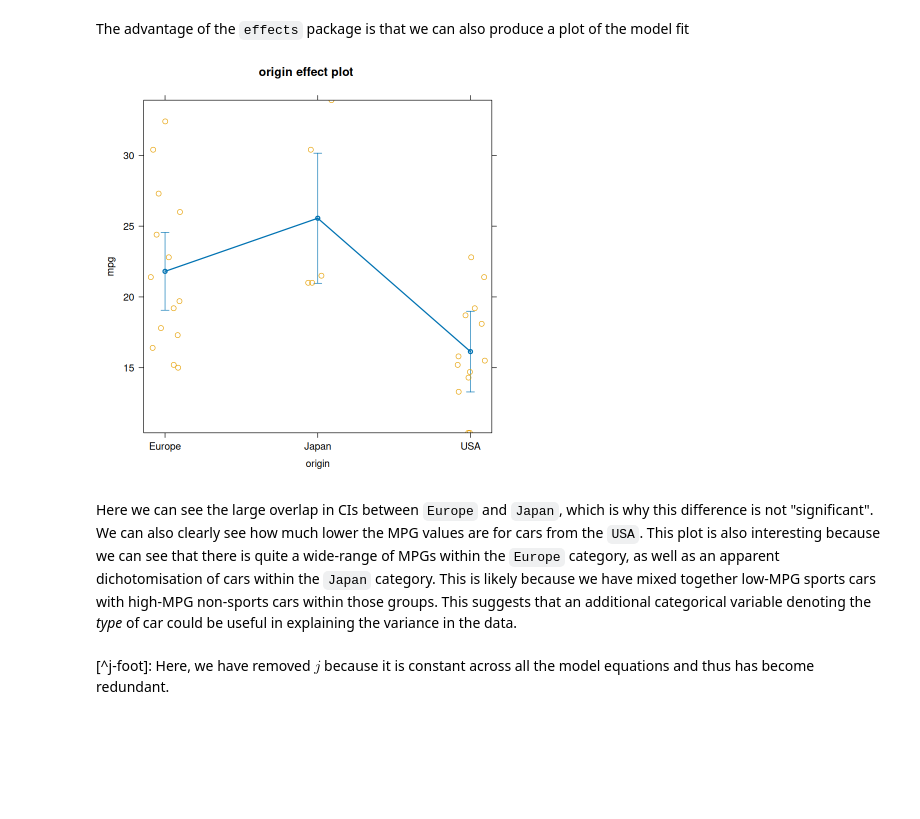
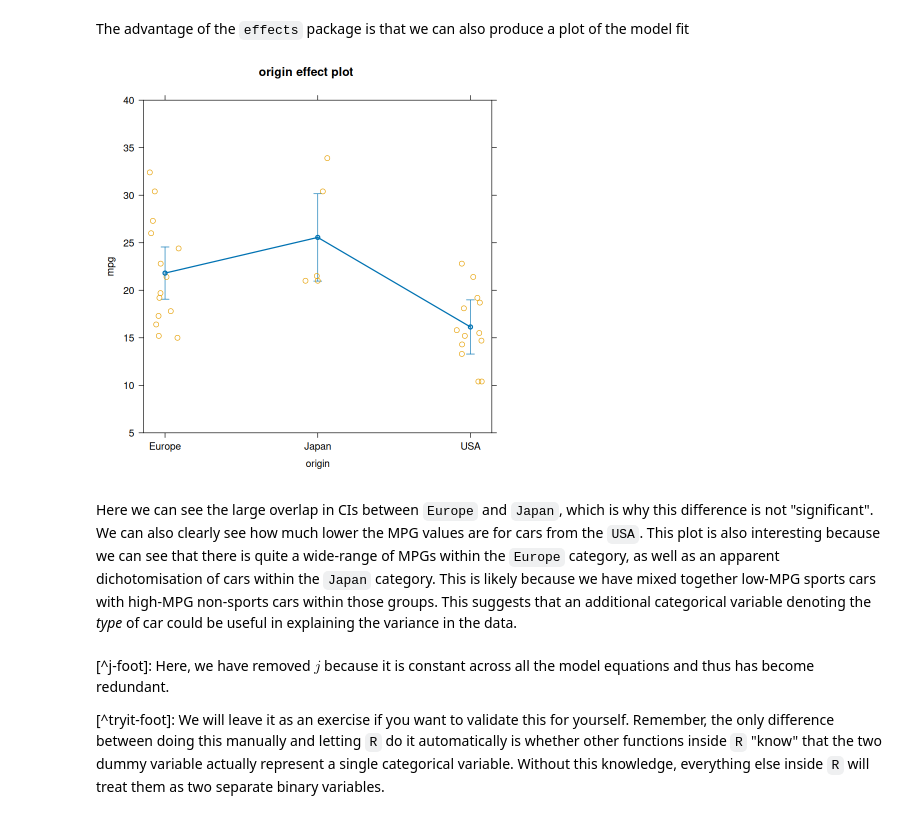
Before and after one commit to PCHN63101-Advanced-Data-Skills/Model-Comparisons-ANOVA, a Jupyter notebook: 2.oneway-ANOVA.ipynb, the cells around one changed output. Drawn from its saved outputs; the diff is of its cells as text; code cells hidden in the pictures; blank space fills up the shorter version.

```diff
--- a/2.oneway-ANOVA.ipynb
+++ b/2.oneway-ANOVA.ipynb
@@ -273,10 +306,12 @@ origin
 # %% [markdown]
 The advantage of the `effects` package is that we can also produce a plot of the model fit
 # %%
-plot(effs, partial.residuals=list(smooth=FALSE))
+plot(effs, partial.residuals=list(smooth=FALSE), ylim=c(5,40))
 # %% [output]
-[figure, old version]
+[figure, new version]
 # %% [markdown]
 Here we can see the large overlap in CIs between `Europe` and `Japan`, which is why this difference is not "significant". We can also clearly see how much lower the MPG values are for cars from the `USA`. This plot is also interesting because we can see that there is quite a wide-range of MPGs within the `Europe` category, as well as an apparent dichotomisation of cars within the `Japan` category. This is likely because we have mixed together low-MPG sports cars with high-MPG non-sports cars within those groups. This suggests that an additional categorical variable denoting the *type* of car could be useful in explaining the variance in the data.
 # %% [markdown]
 [^j-foot]: Here, we have removed $j$ because it is constant across all the model equations and thus has become redundant.
+
+[^tryit-foot]: We will leave it as an exercise if you want to validate this for yourself. Remember, the only difference between doing this manually and letting `R` do it automatically is whether other functions inside `R` "know" that the two dummy variable actually represent a single categorical variable. Without this knowledge, everything else inside `R` will treat them as two separate binary variables.
```
Also changed, not shown: parts of 13 cells of this notebook, 13 other files.
